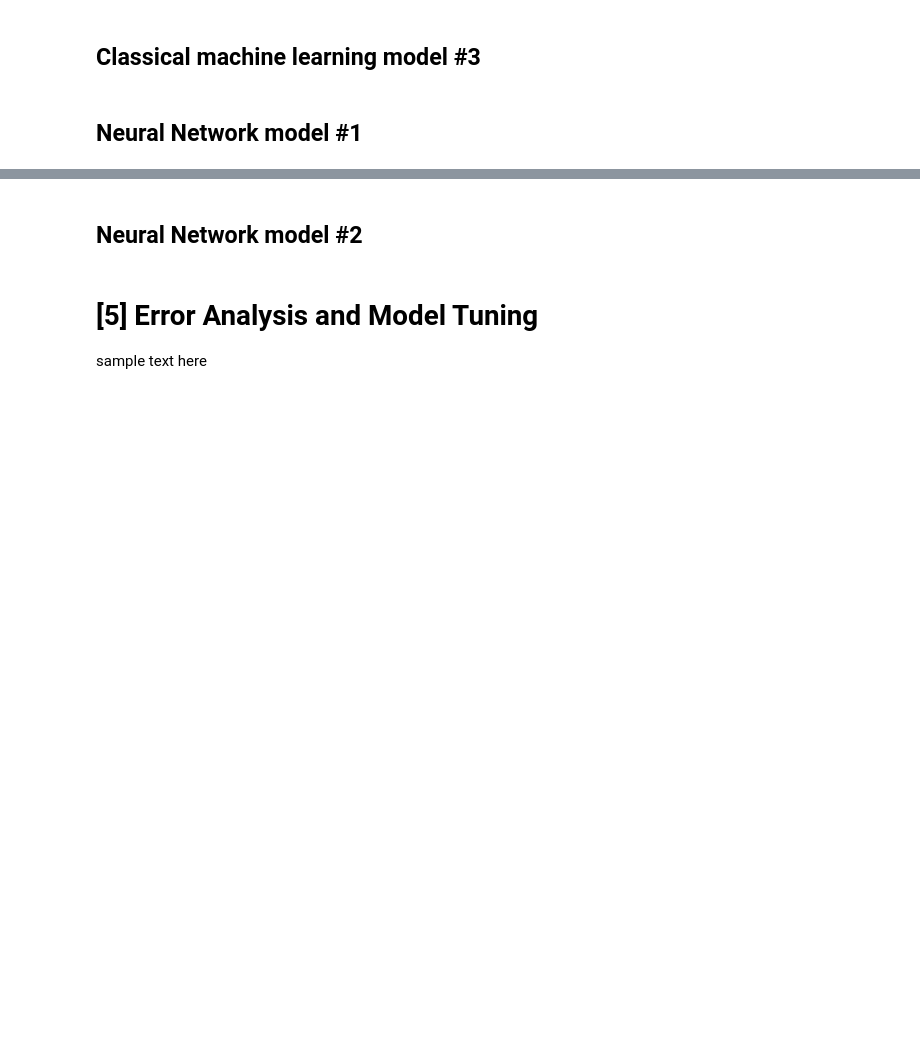
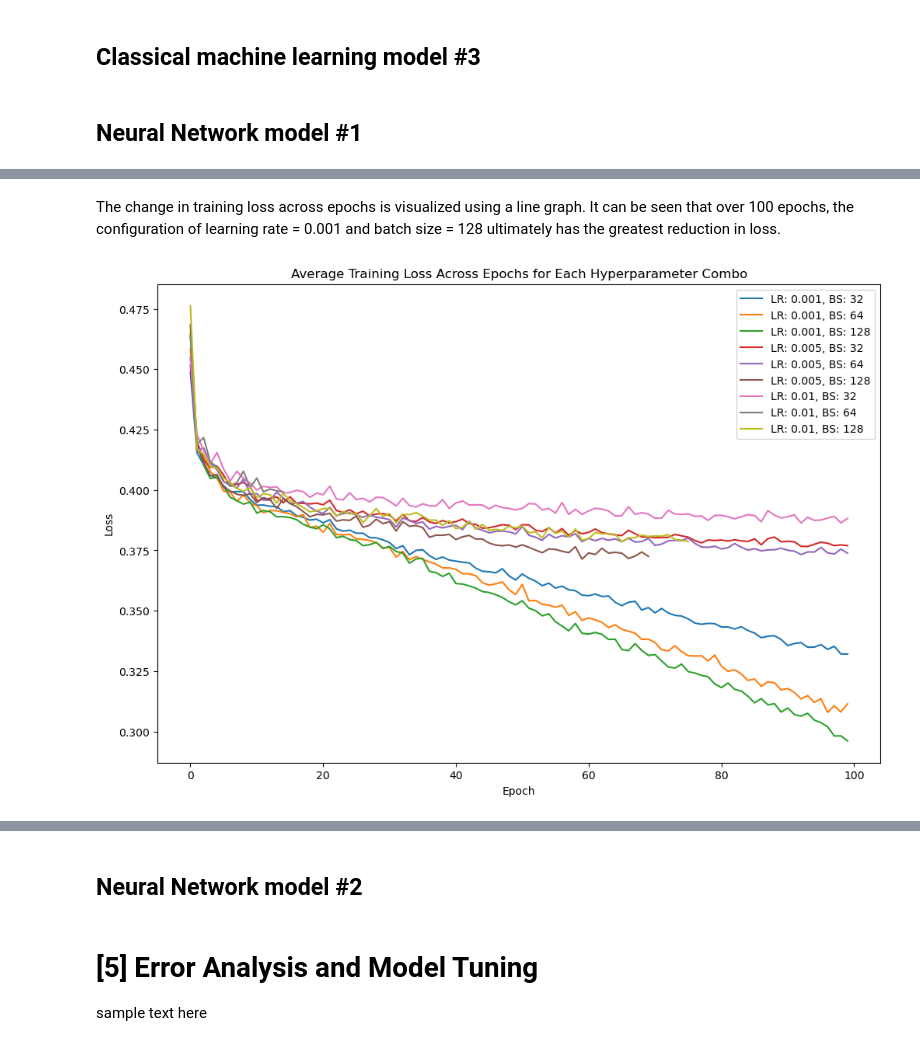
Before and after one commit to NebulaRojo9/STINTSY-MCO, a Jupyter notebook: Group2_nb.ipynb, the cells around one changed output, grey strips where cells are left out. Cells and saved outputs as stored; diff of their text form; code cells hidden in the pictures; blank space fills up the shorter version.

```diff
--- a/Group2_nb.ipynb
+++ b/Group2_nb.ipynb
@@ -933,0 +1260,29 @@ print(results_df.to_string(index=False))
+# %% [markdown]
+The change in training loss across epochs is visualized using a line graph. It can be seen that over 100 epochs, the configuration of learning rate = 0.001 and batch size = 128 ultimately has the greatest reduction in loss.
+# %%
+# graph loss history for each learning rate and batch size combination (averaged across seeds)
+import matplotlib.pyplot as plt
+plt.figure(figsize=(12, 8))
+for lr in learning_rates:
+    for bs in batch_sizes:
+        # filter loss history for this learning rate and batch size
+        config_history = [h for h in loss_history if h["architecture"] == (128, 64) and h["seed"] == 0 and h["learning_rate"] == lr and h["batch_size"] == bs]
+
+        min_len = min(len(h["losses"]) for h in config_history)
+
+        aligned_losses = [
+            h["losses"][:min_len] for h in config_history
+        ]
+
+        # average losses across seeds
+        avg_losses = np.mean(aligned_losses, axis=0)
+
+        plt.plot(avg_losses, label=f"LR: {lr}, BS: {bs}")
+
+plt.title("Average Training Loss Across Epochs for Each Hyperparameter Combo")
+plt.xlabel("Epoch")
+plt.ylabel("Loss")
+plt.legend()
+plt.show()
+# %% [output]
+[figure, added]
```
Also changed, not shown: parts of 35 cells of this notebook, 1 other file.
